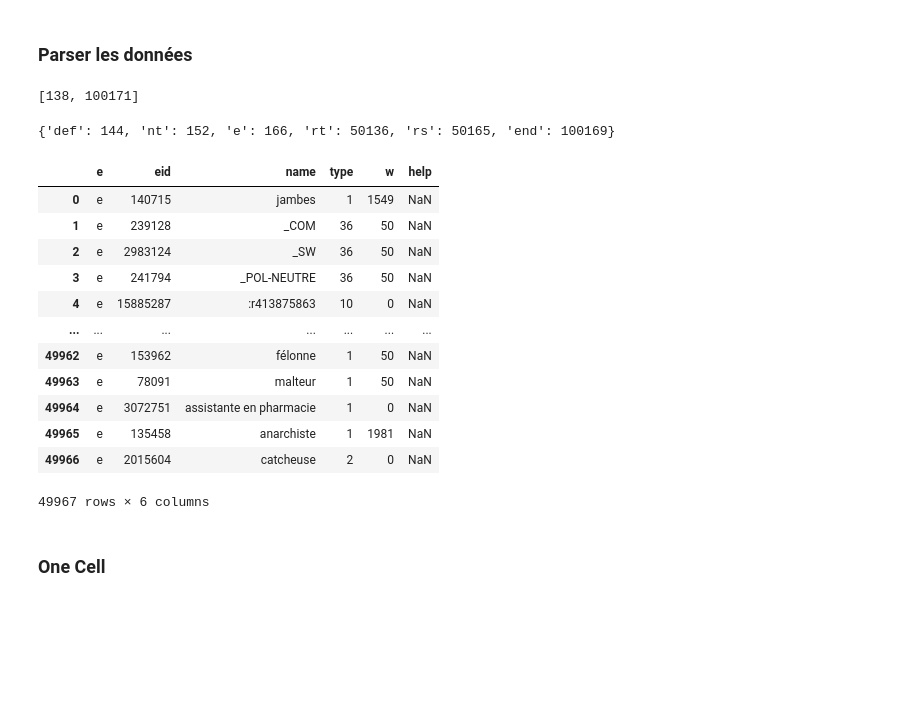
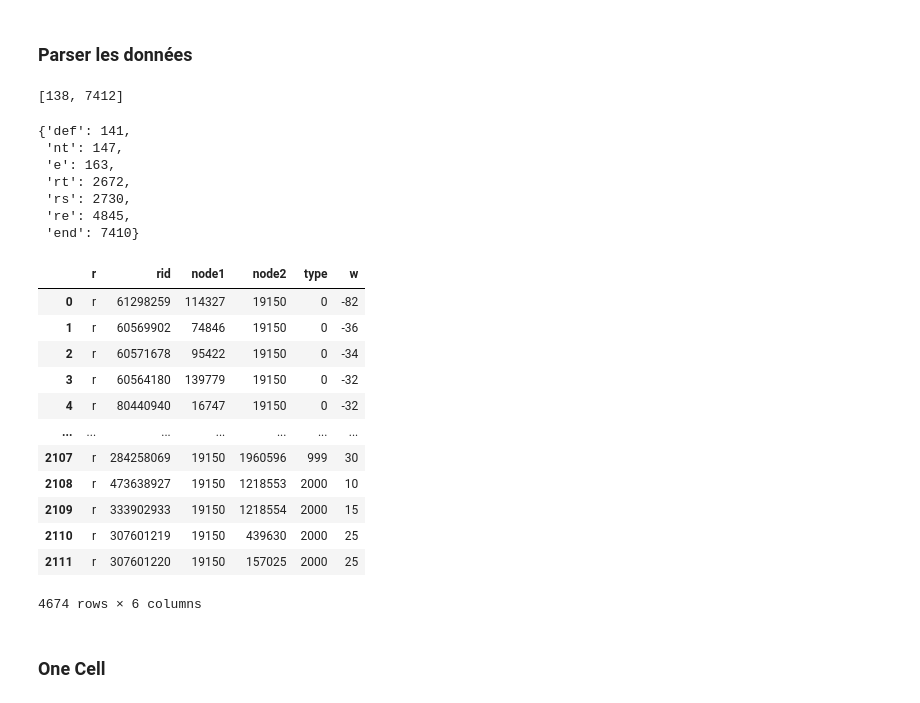
Before and after one commit to AissAiss/JeuxDeMots, a Jupyter notebook: parser.ipynb, the cells around one changed output. Cells and saved outputs as stored; diff of their text form; code cells hidden in the pictures; blank space fills up the shorter version.

```diff
--- a/parser.ipynb
+++ b/parser.ipynb
@@ -28,7 +28,7 @@ EXT_RE   = "_re.csv"
 EXT_RS   = "_rs.csv"
 EXT_RT   = "_rt.csv"
 
-mot = "jambes"
+mot = "chaud"
 # %% [markdown]
 ### Télécharger la page web contenant les données :
 # %%
@@ -95,8 +95,14 @@ for i in range(code[0], code[1]):
 
 index
 # %% [output]
-[138, 100171]
+[138, 7412]
-{'def': 144, 'nt': 152, 'e': 166, 'rt': 50136, 'rs': 50165, 'end': 100169}
+{'def': 141,
+ 'nt': 147,
+ 'e': 163,
+ 'rt': 2672,
+ 'rs': 2730,
+ 're': 4845,
+ 'end': 7410}
 # %%
 m_def   = open(PATH_DEF + mot + EXT_DEF, "w")
 m_nt    = open(PATH_NT  + mot + EXT_NT,  "w")
@@ -151,23 +157,23 @@ NT = pd.read_csv(PATH_NT + mot + EXT_NT, sep=";")
 RE = pd.read_csv(PATH_RE + mot + EXT_RE, sep=";")
 RS = pd.read_csv(PATH_RS + mot + EXT_RS, sep=";")
 RT = pd.read_csv(PATH_RT + mot + EXT_RT, sep=";")
-RT = pd.read_csv(PATH_RT + mot + EXT_RT, sep=";")
+R  = pd.concat([RE, RS])
-# %%
-E
-# %% [output]
-|  | e | eid | name | type | w | help |
-| 0 | e | 140715 | jambes | 1 | 1549 | NaN |
-| 1 | e | 239128 | _COM | 36 | 50 | NaN |
-| 2 | e | 2983124 | _SW | 36 | 50 | NaN |
-| 3 | e | 241794 | _POL-NEUTRE | 36 | 50 | NaN |
-| 4 | e | 15885287 | :r413875863 | 10 | 0 | NaN |
-| ... | ... | ... | ... | ... | ... | ... |
-| 49962 | e | 153962 | félonne | 1 | 50 | NaN |
-| 49963 | e | 78091 | malteur | 1 | 50 | NaN |
-| 49964 | e | 3072751 | assistante en pharmacie | 1 | 0 | NaN |
-| 49965 | e | 135458 | anarchiste | 1 | 1981 | NaN |
-| 49966 | e | 2015604 | catcheuse | 2 | 0 | NaN |
-49967 rows × 6 columns
+# %%
+R
+# %% [output]
+|  | r | rid | node1 | node2 | type | w |
+| 0 | r | 61298259 | 114327 | 19150 | 0 | -82 |
+| 1 | r | 60569902 | 74846 | 19150 | 0 | -36 |
+| 2 | r | 60571678 | 95422 | 19150 | 0 | -34 |
+| 3 | r | 60564180 | 139779 | 19150 | 0 | -32 |
+| 4 | r | 80440940 | 16747 | 19150 | 0 | -32 |
+| ... | ... | ... | ... | ... | ... | ... |
+| 2107 | r | 284258069 | 19150 | 1960596 | 999 | 30 |
+| 2108 | r | 473638927 | 19150 | 1218553 | 2000 | 10 |
+| 2109 | r | 333902933 | 19150 | 1218554 | 2000 | 15 |
+| 2110 | r | 307601219 | 19150 | 439630 | 2000 | 25 |
+| 2111 | r | 307601220 | 19150 | 157025 | 2000 | 25 |
+4674 rows × 6 columns
 # %% [markdown]
 ### One Cell
 # %%
```
Also changed, not shown: 2 other files.
